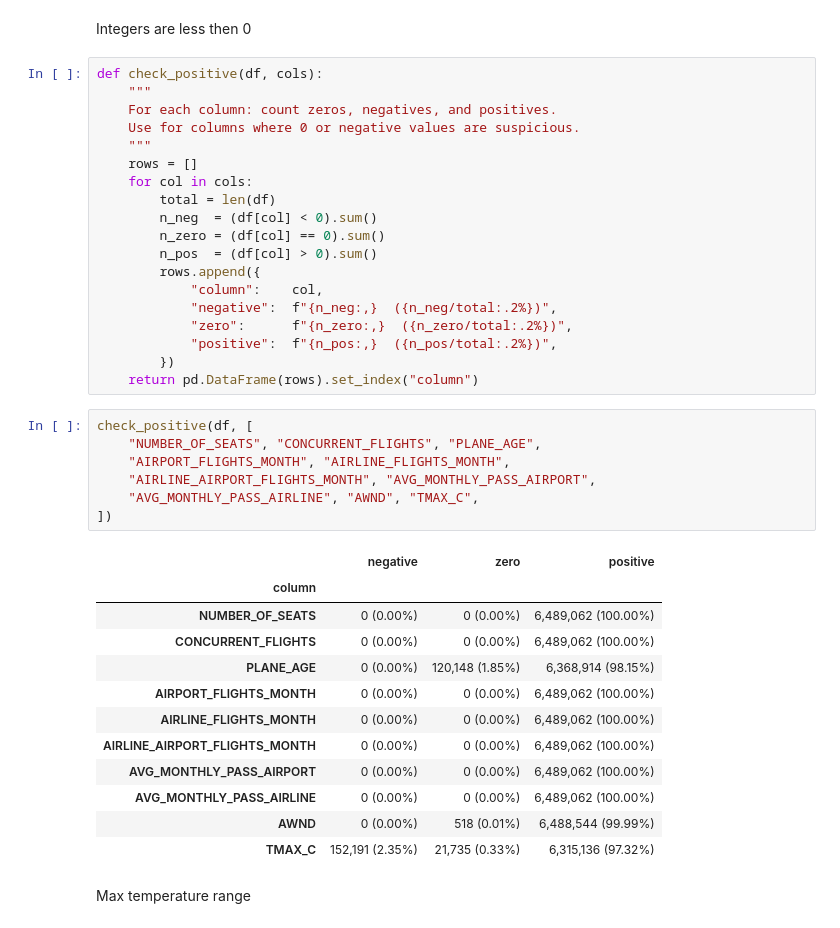
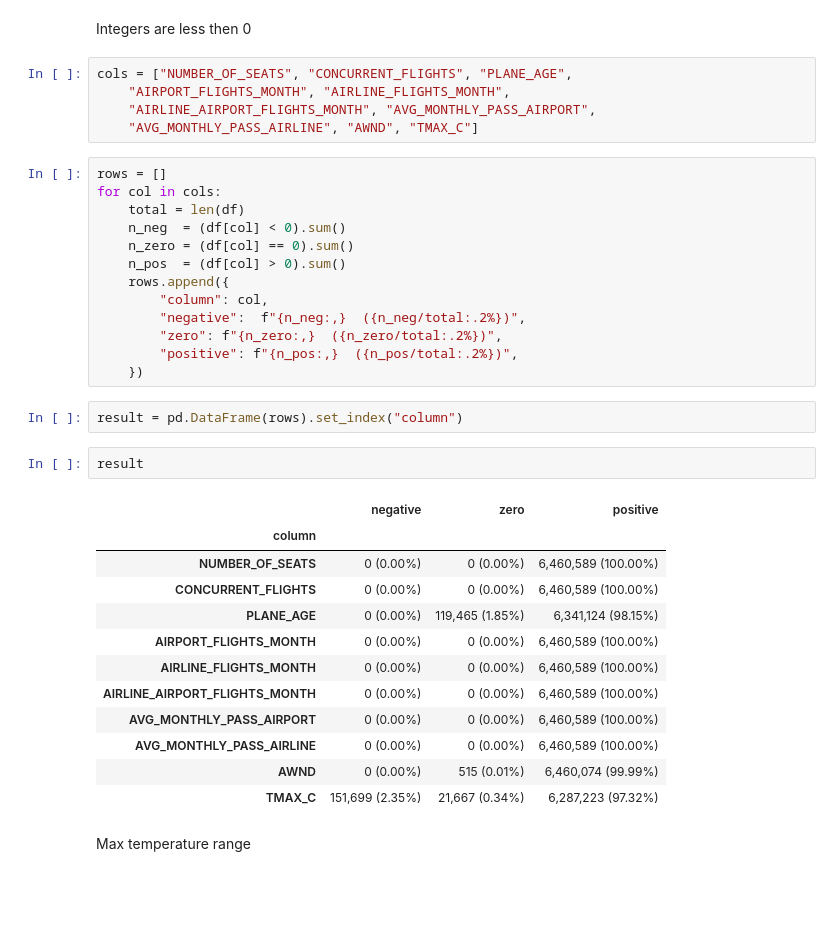
Before and after one commit to AlinaYakubova/ml-flight-felay-prediction, a Jupyter notebook: flight_delay_prediction.ipynb, the cells around one changed output. Saved outputs shown, nothing was run; the diff lists cells and outputs as text; blank space fills up the shorter version.

```diff
--- a/flight_delay_prediction.ipynb
+++ b/flight_delay_prediction.ipynb
@@ -369,45 +368,41 @@ NONE  →  segment > 1 (anomalies):         0.0%
 4.1 Data sanity checks
 # %% [markdown]
 Integers are less then 0
+# %%
+cols = ["NUMBER_OF_SEATS", "CONCURRENT_FLIGHTS", "PLANE_AGE",
+    "AIRPORT_FLIGHTS_MONTH", "AIRLINE_FLIGHTS_MONTH",
+    "AIRLINE_AIRPORT_FLIGHTS_MONTH", "AVG_MONTHLY_PASS_AIRPORT",
+    "AVG_MONTHLY_PASS_AIRLINE", "AWND", "TMAX_C"]
 # %%
-def check_positive(df, cols):
-    """
-    For each column: count zeros, negatives, and positives.
-    Use for columns where 0 or negative values are suspicious.
-    """
-    rows = []
-    for col in cols:
-        total = len(df)
-        n_neg  = (df[col] < 0).sum()
-        n_zero = (df[col] == 0).sum()
-        n_pos  = (df[col] > 0).sum()
-        rows.append({
-            "column":    col,
-            "negative":  f"{n_neg:,}  ({n_neg/total:.2%})",
-            "zero":      f"{n_zero:,}  ({n_zero/total:.2%})",
-            "positive":  f"{n_pos:,}  ({n_pos/total:.2%})",
-        })
-    return pd.DataFrame(rows).set_index("column")
+rows = []
+for col in cols:
+    total = len(df)
+    n_neg  = (df[col] < 0).sum()
+    n_zero = (df[col] == 0).sum()
+    n_pos  = (df[col] > 0).sum()
+    rows.append({
+        "column": col,
+        "negative":  f"{n_neg:,}  ({n_neg/total:.2%})",
+        "zero": f"{n_zero:,}  ({n_zero/total:.2%})",
+        "positive": f"{n_pos:,}  ({n_pos/total:.2%})",
+    })
+# %%
+result = pd.DataFrame(rows).set_index("column")
 # %%
-check_positive(df, [
-    "NUMBER_OF_SEATS", "CONCURRENT_FLIGHTS", "PLANE_AGE",
-    "AIRPORT_FLIGHTS_MONTH", "AIRLINE_FLIGHTS_MONTH",
-    "AIRLINE_AIRPORT_FLIGHTS_MONTH", "AVG_MONTHLY_PASS_AIRPORT",
-    "AVG_MONTHLY_PASS_AIRLINE", "AWND", "TMAX_C",
-])
+result
 # %% [output]
 |  | negative | zero | positive |
 | column |  |  |  |
-| NUMBER_OF_SEATS | 0 (0.00%) | 0 (0.00%) | 6,489,062 (100.00%) |
-| CONCURRENT_FLIGHTS | 0 (0.00%) | 0 (0.00%) | 6,489,062 (100.00%) |
-| PLANE_AGE | 0 (0.00%) | 120,148 (1.85%) | 6,368,914 (98.15%) |
-| AIRPORT_FLIGHTS_MONTH | 0 (0.00%) | 0 (0.00%) | 6,489,062 (100.00%) |
-| AIRLINE_FLIGHTS_MONTH | 0 (0.00%) | 0 (0.00%) | 6,489,062 (100.00%) |
-| AIRLINE_AIRPORT_FLIGHTS_MONTH | 0 (0.00%) | 0 (0.00%) | 6,489,062 (100.00%) |
-| AVG_MONTHLY_PASS_AIRPORT | 0 (0.00%) | 0 (0.00%) | 6,489,062 (100.00%) |
-| AVG_MONTHLY_PASS_AIRLINE | 0 (0.00%) | 0 (0.00%) | 6,489,062 (100.00%) |
-| AWND | 0 (0.00%) | 518 (0.01%) | 6,488,544 (99.99%) |
-| TMAX_C | 152,191 (2.35%) | 21,735 (0.33%) | 6,315,136 (97.32%) |
+| NUMBER_OF_SEATS | 0 (0.00%) | 0 (0.00%) | 6,460,589 (100.00%) |
+| CONCURRENT_FLIGHTS | 0 (0.00%) | 0 (0.00%) | 6,460,589 (100.00%) |
+| PLANE_AGE | 0 (0.00%) | 119,465 (1.85%) | 6,341,124 (98.15%) |
+| AIRPORT_FLIGHTS_MONTH | 0 (0.00%) | 0 (0.00%) | 6,460,589 (100.00%) |
+| AIRLINE_FLIGHTS_MONTH | 0 (0.00%) | 0 (0.00%) | 6,460,589 (100.00%) |
+| AIRLINE_AIRPORT_FLIGHTS_MONTH | 0 (0.00%) | 0 (0.00%) | 6,460,589 (100.00%) |
+| AVG_MONTHLY_PASS_AIRPORT | 0 (0.00%) | 0 (0.00%) | 6,460,589 (100.00%) |
+| AVG_MONTHLY_PASS_AIRLINE | 0 (0.00%) | 0 (0.00%) | 6,460,589 (100.00%) |
+| AWND | 0 (0.00%) | 515 (0.01%) | 6,460,074 (99.99%) |
+| TMAX_C | 151,699 (2.35%) | 21,667 (0.34%) | 6,287,223 (97.32%) |
 # %% [markdown]
 Max temperature range
 # %%
```
Also changed, not shown: parts of 6 cells of this notebook.
